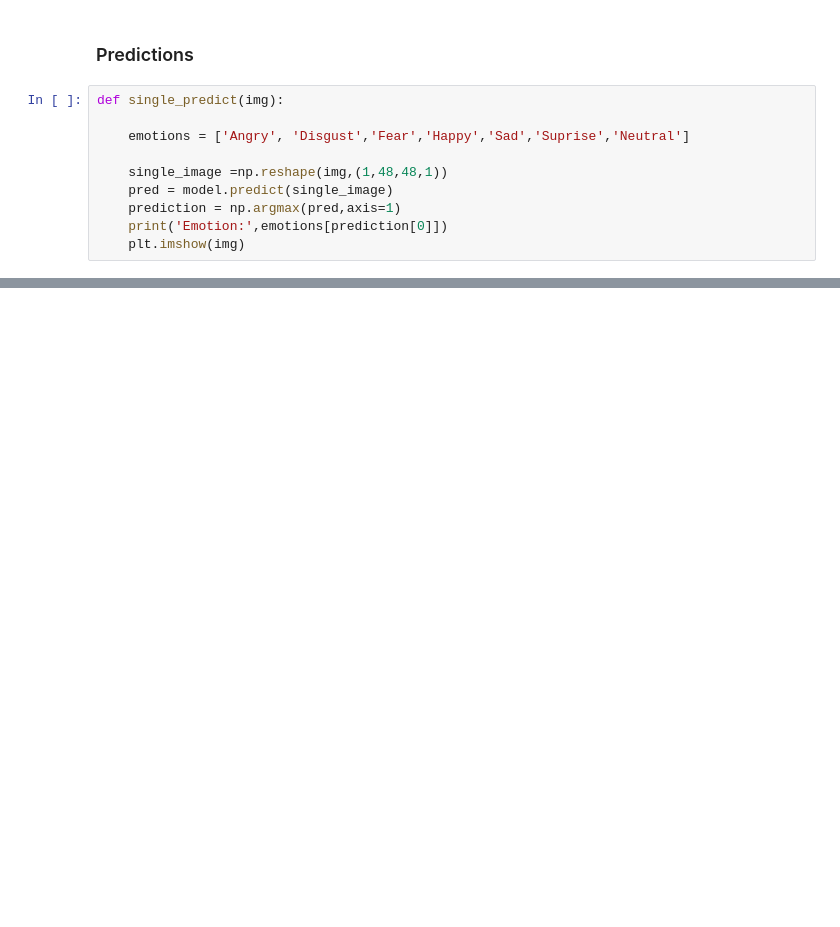
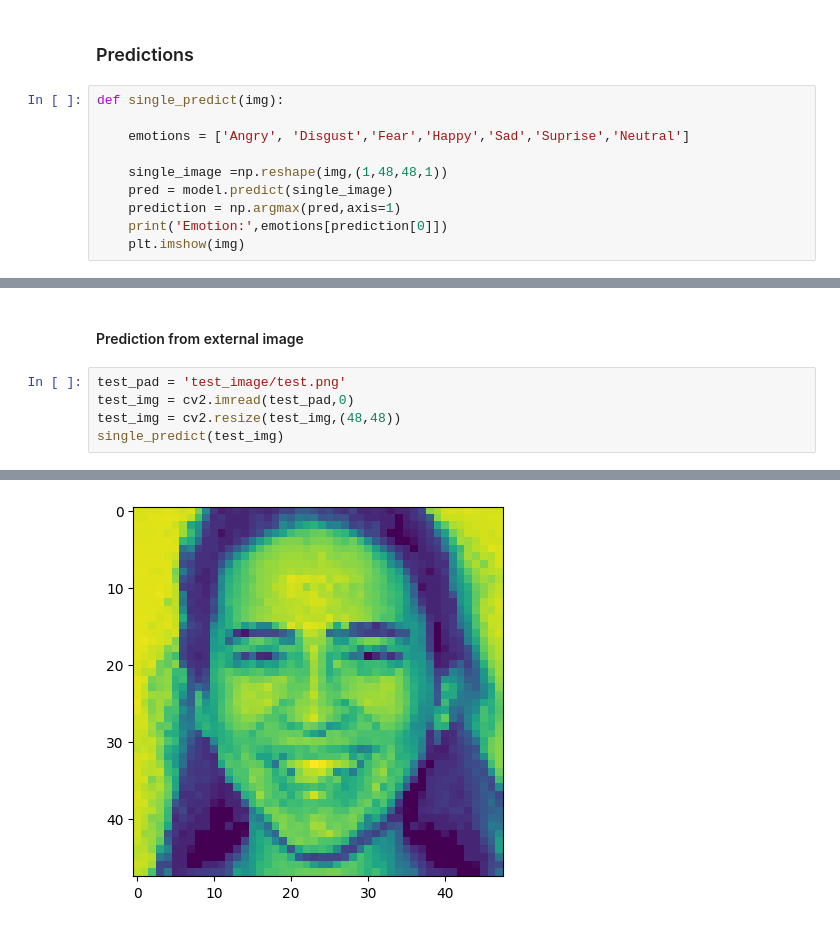
Before and after one commit to emirhanlatif/Emotion_detection, a Jupyter notebook: emotion_detection.ipynb, the cells around one changed output, grey strips where cells are left out. Drawn from its saved outputs; the diff is of its cells as text; blank space fills up the shorter version.

```diff
--- a/emotion_detection.ipynb
+++ b/emotion_detection.ipynb
@@ -334,0 +340,8 @@ Emotion: Happy
+# %% [markdown]
+#### Prediction from external image
+# %%
+test_pad = 'test_image/test.png'
+test_img = cv2.imread(test_pad,0)
+test_img = cv2.resize(test_img,(48,48))
+single_predict(test_img)
+# %% [output]
@@ -334,0 +350 @@ Emotion: Happy
+[figure, added]
```
Also changed, not shown: parts of 7 cells of this notebook, 1 other file.
